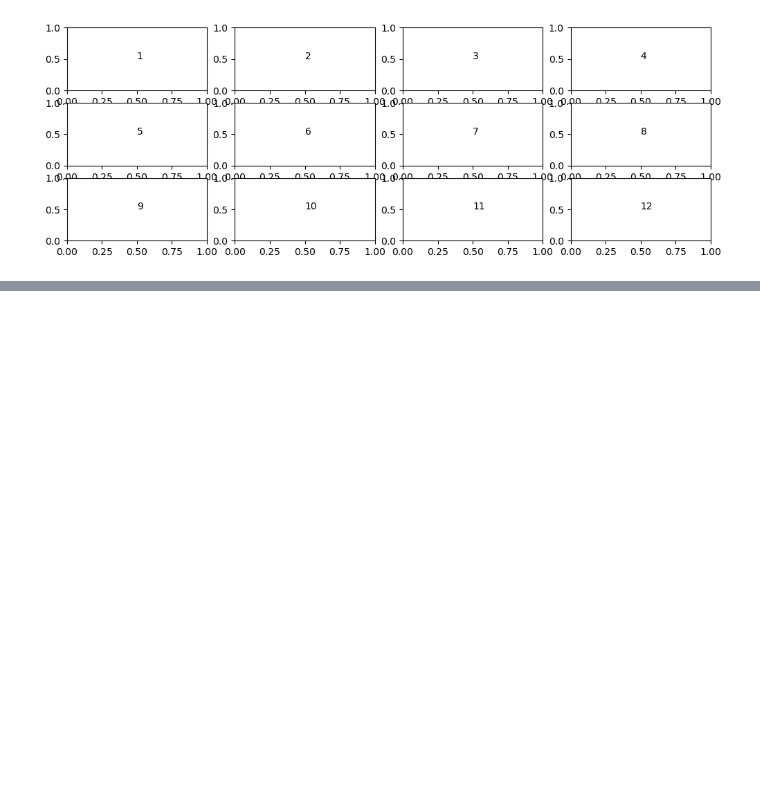
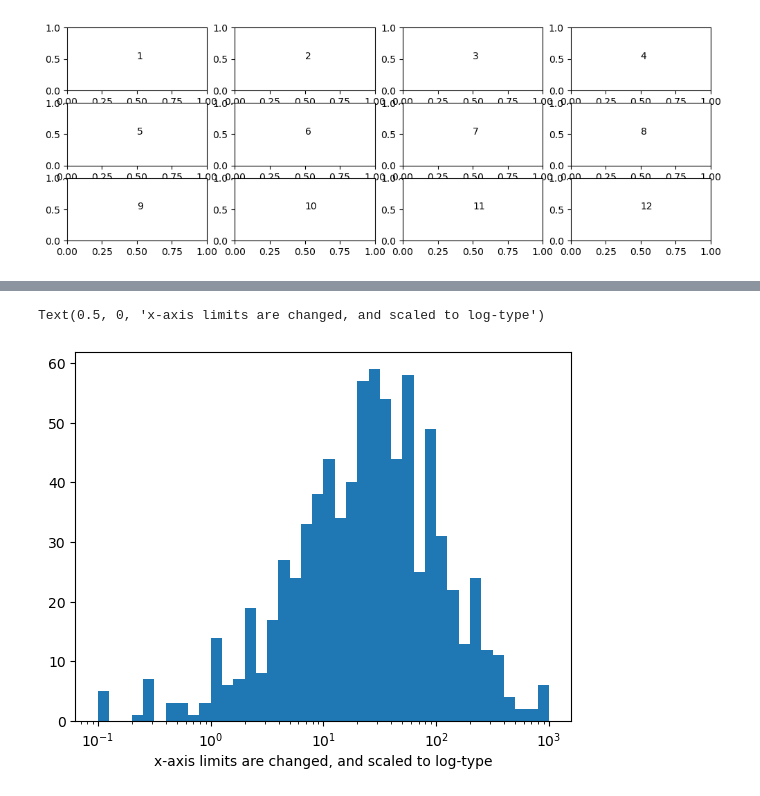
Before and after one commit to hibahdesu/AI-Programming-with-Python-NanoDegree, a Jupyter notebook: Matplotlib and Seaborn/Bar Charts/pokemon/pokemon.ipynb, the cells around one changed output, grey strips where cells are left out. Drawn from its saved outputs; the diff is of its cells as text; code cells hidden in the pictures; blank space fills up the shorter version.

```diff
--- a/Matplotlib and Seaborn/Bar Charts/pokemon/pokemon.ipynb
+++ b/Matplotlib and Seaborn/Bar Charts/pokemon/pokemon.ipynb
@@ -451,0 +532,16 @@ for i in range(12):
+# %%
+## Axis transformation
+## Bin size
+bins = 10 ** np.arange(-1, 3+0.1, 0.1)
+plt.hist(data=pokemon, x='weight', bins=bins);
+
+## The argument in the xscale() represents the axis scale type to apply.
+## The possible values are: {"linear", "log", "symlog", "logit", ...}
+plt.xscale('log')
+
+## Apply x-axis label
+## Documentatin: [matplotlib `xlabel`](https://matplotlib.org/api/_as_gen/matplotlib.pyplot.xlabel.html))
+plt.xlabel('x-axis limits are changed, and scaled to log-type')
+# %% [output]
+Text(0.5, 0, 'x-axis limits are changed, and scaled to log-type')
+[figure, added]
```
Also changed, not shown: parts of 12 cells of this notebook.
